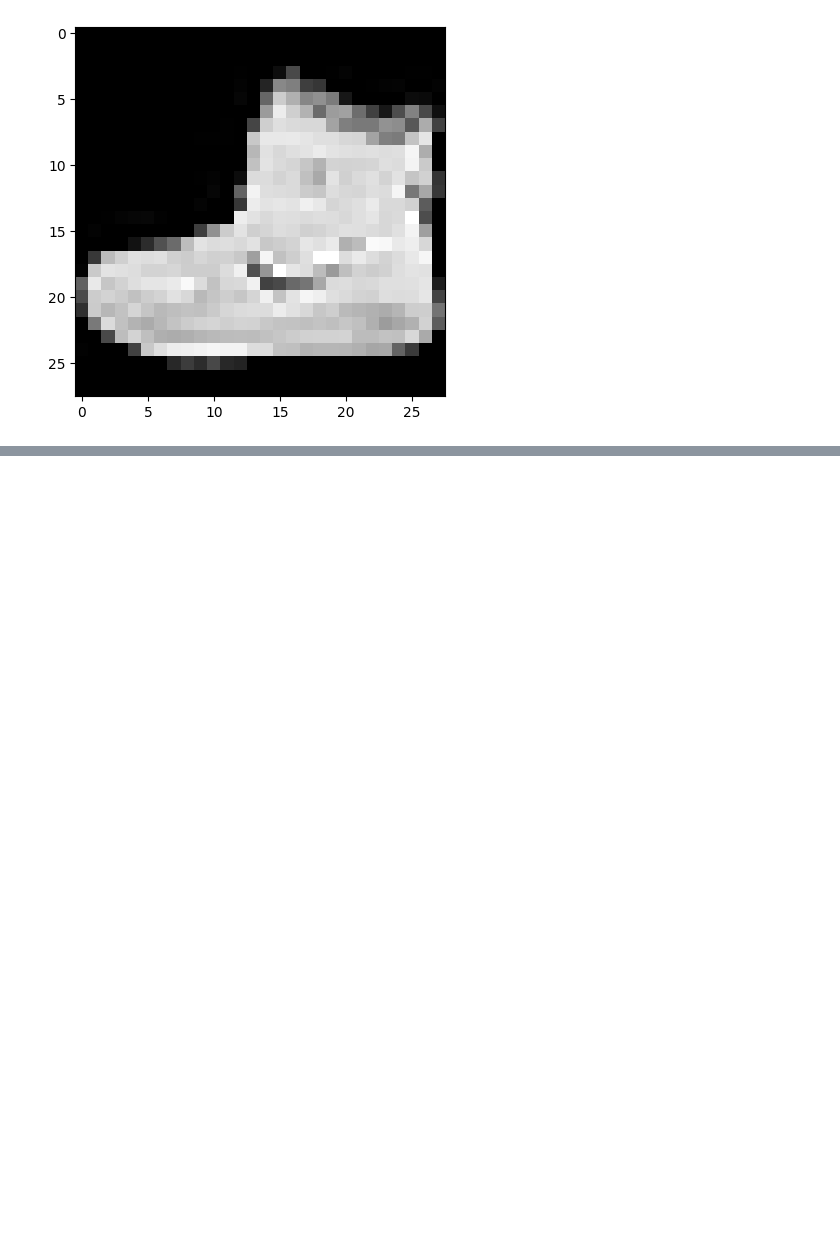
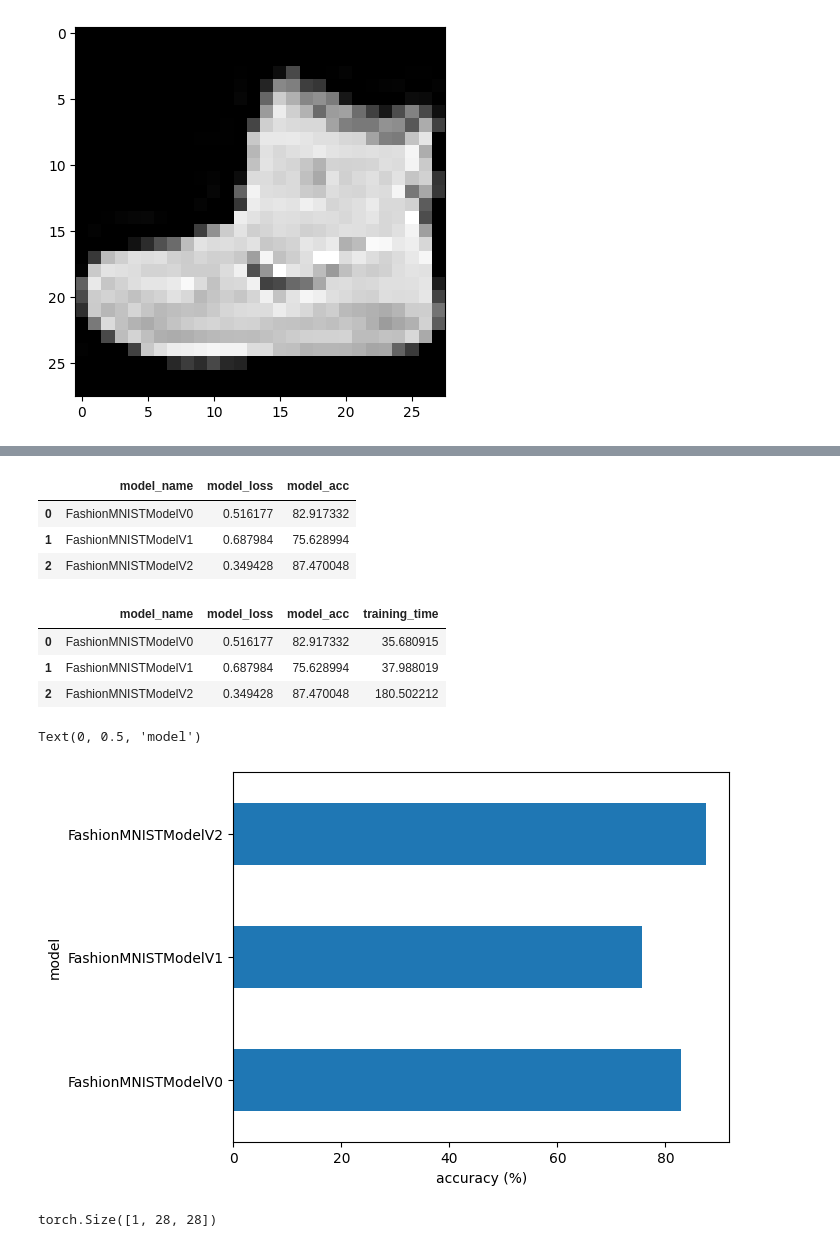
Before and after one commit to Zncl2222/MachineLearningPractice, a Jupyter notebook: pytorch_tutorial/03_pytorch_computer_vision.ipynb, the cells around one changed output, grey strips where cells are left out. Drawn from its saved outputs; the diff is of its cells as text; code cells hidden in the pictures; blank space fills up the shorter version.

```diff
--- a/pytorch_tutorial/03_pytorch_computer_vision.ipynb
+++ b/pytorch_tutorial/03_pytorch_computer_vision.ipynb
@@ -255,6 +271,7 @@ def print_train_time(
 ):
   total_time = end - start
   print(f"Train time on {device}: {total_time:.3f} seconds")
+  return total_time
 # %%
 start_time = timer()
 
@@ -410,7 +428,7 @@ def train_step(
   device: torch.device = device
 ):
   train_loss, train_acc = 0, 0
-
+  model.to(device)
   model.train()
   for batch, (X, y) in enumerate(data_loader):
     X, y = X.to(device), y.to(device)
@@ -749,0 +759,32 @@ model_2_results
+# %%
+import pandas as pd
+compare_results = pd.DataFrame(
+  [model_0_results,
+  model_1_results,
+  model_2_results]
+)
+compare_results
+# %% [output]
+|  | model_name | model_loss | model_acc |
+| 0 | FashionMNISTModelV0 | 0.516177 | 82.917332 |
+| 1 | FashionMNISTModelV1 | 0.687984 | 75.628994 |
+| 2 | FashionMNISTModelV2 | 0.349428 | 87.470048 |
+# %%
+compare_results['training_time'] = [
+  total_train_time_model_0,
+  total_train_time_model_1,
+  total_train_time_model_2
+]
+compare_results
+# %% [output]
+|  | model_name | model_loss | model_acc | training_time |
+| 0 | FashionMNISTModelV0 | 0.516177 | 82.917332 | 35.680915 |
+| 1 | FashionMNISTModelV1 | 0.687984 | 75.628994 | 37.988019 |
+| 2 | FashionMNISTModelV2 | 0.349428 | 87.470048 | 180.502212 |
+# %%
+compare_results.set_index('model_name')['model_acc'].plot(kind='barh')
+plt.xlabel('accuracy (%)')
+plt.ylabel('model')
+# %% [output]
+Text(0, 0.5, 'model')
+[figure, added]
@@ -749,0 +808,14 @@ model_2_results
+# %%
+import random
+
+# random.seed()
+test_samples = []
+test_labels = []
+
+for sample, label in random.sample(list(test_data), k=9):
+  test_samples.append(sample)
+  test_labels.append(label)
+
+test_samples[0].shape
+# %% [output]
+torch.Size([1, 28, 28])
```
Also changed, not shown: parts of 27 cells of this notebook.
